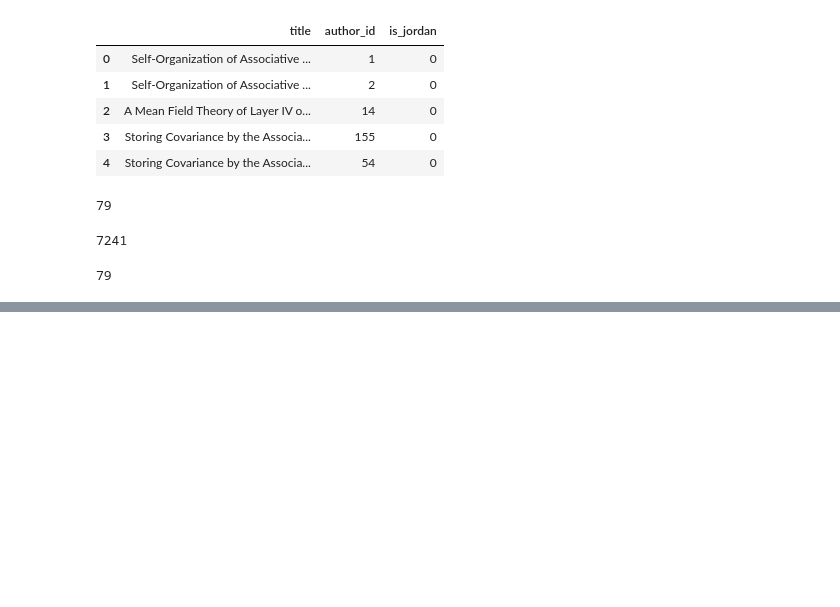
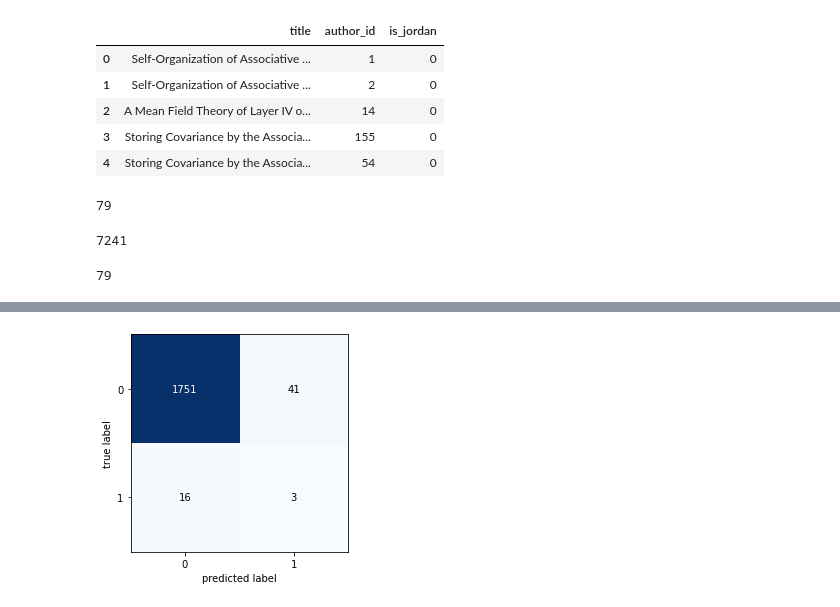
Before and after one commit to wwhite5/Springboard-Capstone-1-NLP, a Jupyter notebook: Notebooks/One_Author_From_Title.ipynb, the cells around one changed output, grey strips where cells are left out. Cells and saved outputs as stored; diff of their text form; code cells hidden in the pictures; blank space fills up the shorter version.

```diff
--- a/Notebooks/One_Author_From_Title.ipynb
+++ b/Notebooks/One_Author_From_Title.ipynb
@@ -85,0 +167,5 @@ TypeError: fit_transform() missing 1 required positional argument: 'self'
+# %%
+weights = {0:1, 1:99}
+lr2 = LogisticRegression(random_state=21, class_weight=weights)
+lr2.fit(X_train, y_train)
+predictions2 = lr2.predict(X_test)
@@ -85,0 +183,6 @@ TypeError: fit_transform() missing 1 required positional argument: 'self'
+# %%
+cm2 = confusion_matrix(y_test, predictions2)
+fig, ax = plot_confusion_matrix(conf_mat=cm2)
+plt.show()
+# %% [output]
+[figure, added]
```
Also changed, not shown: parts of 17 cells of this notebook.
